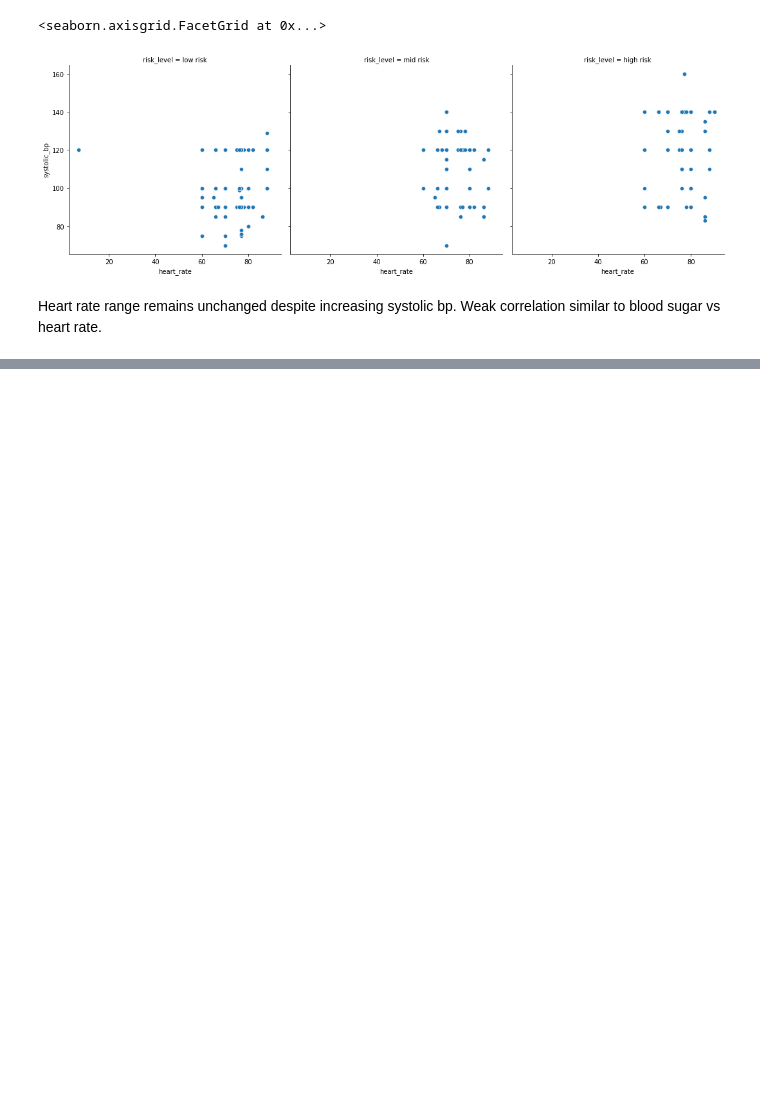
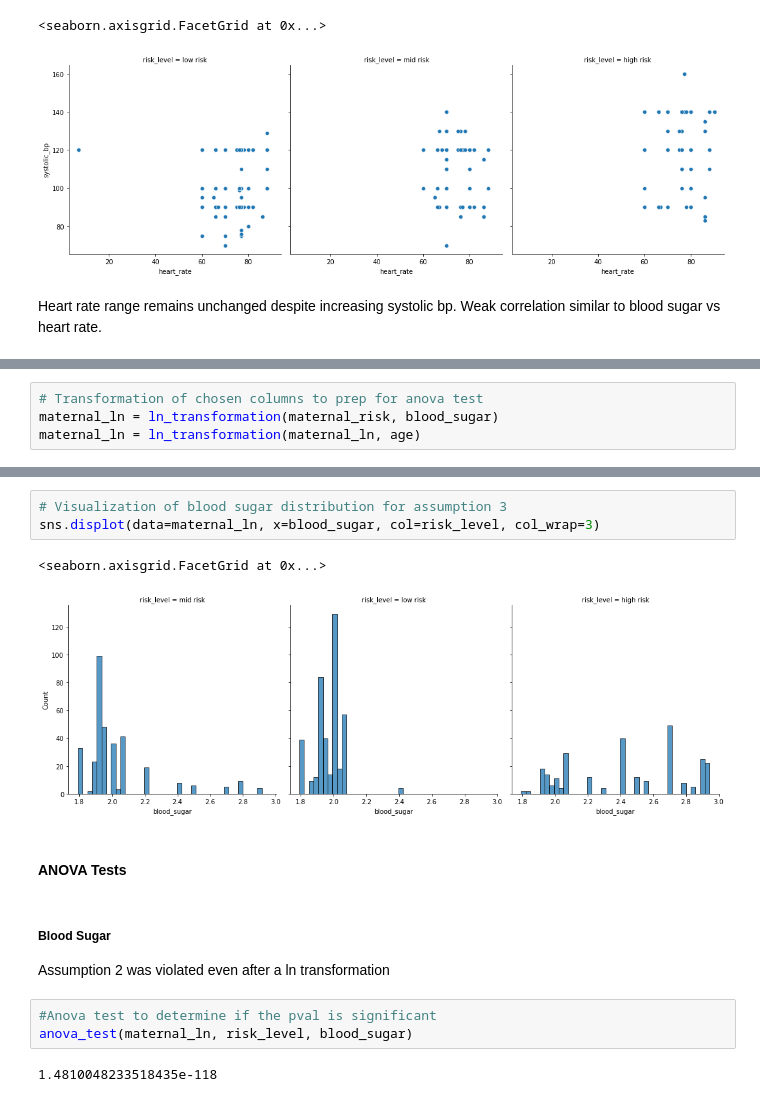
Before and after one commit to Fullcure3/maternal_risk, a Jupyter notebook: maternal_risk.ipynb, the cells around one changed output, grey strips where cells are left out. Saved outputs shown, nothing was run; the diff lists cells and outputs as text; blank space fills up the shorter version.

Commit message:
Completed ANOVA tests for columns of interest

```diff
--- a/maternal_risk.ipynb
+++ b/maternal_risk.ipynb
@@ -360,0 +424,4 @@ Heart rate range remains unchanged despite increasing systolic bp. Weak correlat
+# %%
+# Transformation of chosen columns to prep for anova test
+maternal_ln = ln_transformation(maternal_risk, blood_sugar)
+maternal_ln = ln_transformation(maternal_ln, age)
@@ -360,0 +446,16 @@ Heart rate range remains unchanged despite increasing systolic bp. Weak correlat
+# %%
+# Visualization of blood sugar distribution for assumption 3
+sns.displot(data=maternal_ln, x=blood_sugar, col=risk_level, col_wrap=3)
+# %% [output]
+<seaborn.axisgrid.FacetGrid at 0x...>
+[figure, added]
+# %% [markdown]
+#### ANOVA Tests
+# %% [markdown]
+##### Blood Sugar
+Assumption 2 was violated even after a ln transformation
+# %%
+#Anova test to determine if the pval is significant
+anova_test(maternal_ln, risk_level, blood_sugar)
+# %% [output]
+1.4810048233518435e-118
```
Also changed, not shown: parts of 27 cells of this notebook, 1 other file.
